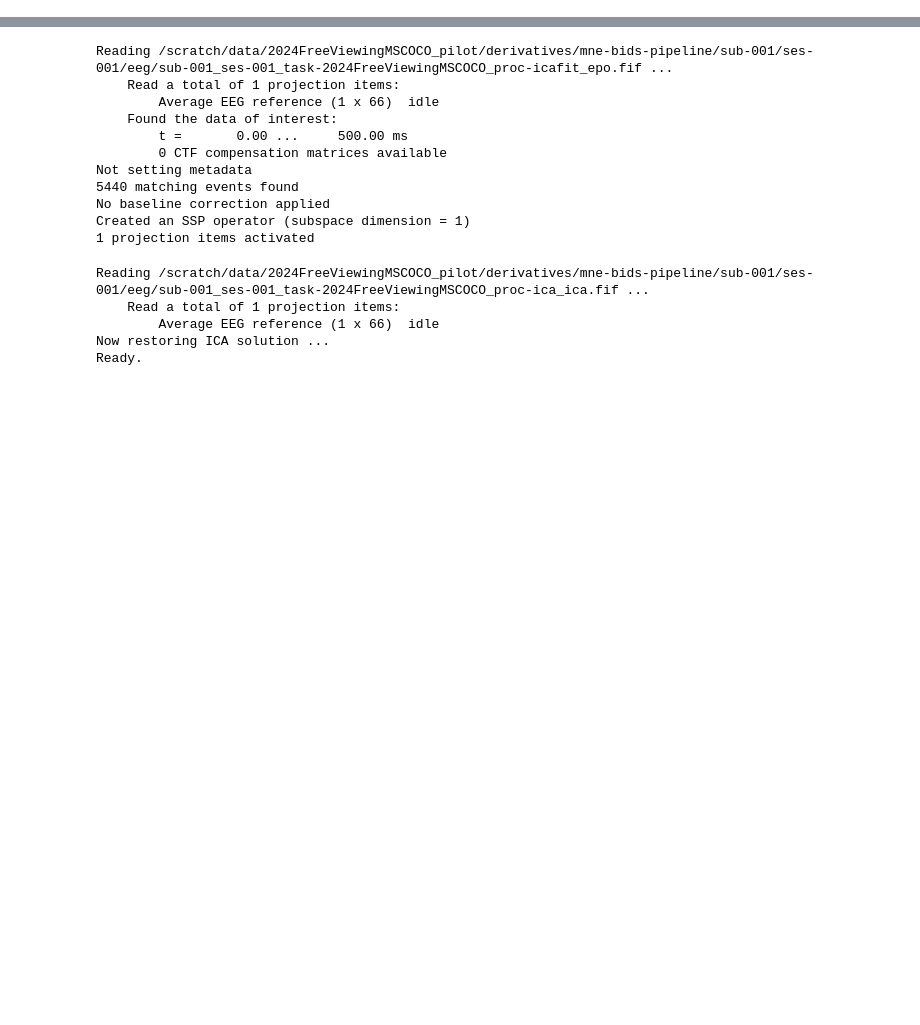
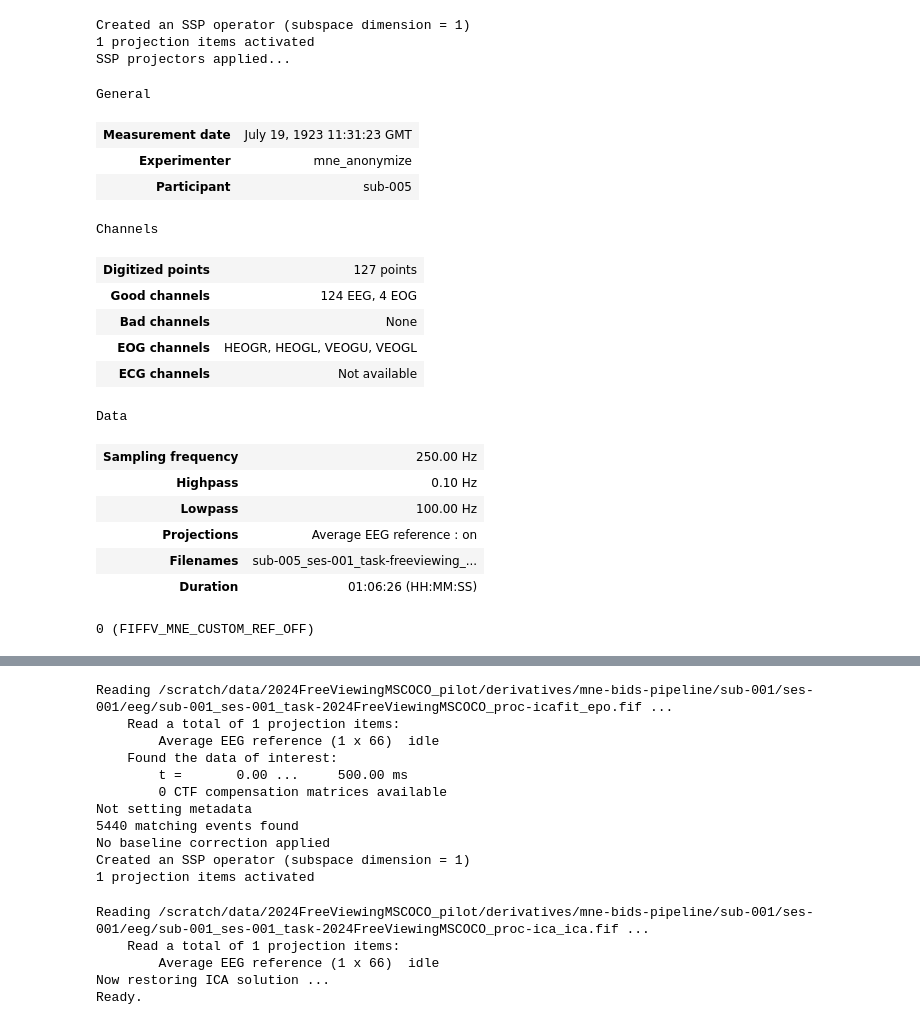
Before and after one commit to s-ccs/2024FreeViewingMSCOCO, a Jupyter notebook: scripts/inspect_preproc.ipynb, the cells around one changed output, grey strips where cells are left out. Saved outputs shown, nothing was run; the diff lists cells and outputs as text; code cells hidden in the pictures; blank space fills up the shorter version.

```diff
--- a/scripts/inspect_preproc.ipynb
+++ b/scripts/inspect_preproc.ipynb
@@ -11,0 +560,28 @@ Ready.
+# %%
+v3 = v2.copy()
+v3.apply_proj()
+# %% [output]
+Created an SSP operator (subspace dimension = 1)
+1 projection items activated
+SSP projectors applied...
+General
+| Measurement date | July 19, 1923 11:31:23 GMT |
+| Experimenter | mne_anonymize |
+| Participant | sub-005 |
+Channels
+| Digitized points | 127 points |
+| Good channels | 124 EEG, 4 EOG |
+| Bad channels | None |
+| EOG channels | HEOGR, HEOGL, VEOGU, VEOGL |
+| ECG channels | Not available |
+Data
+| Sampling frequency | 250.00 Hz |
+| Highpass | 0.10 Hz |
+| Lowpass | 100.00 Hz |
+| Projections | Average EEG reference : on |
+| Filenames | sub-005_ses-001_task-freeviewing_... |
+| Duration | 01:06:26 (HH:MM:SS) |
+# %%
+v3.info["custom_ref_applied"]
+# %% [output]
+0 (FIFFV_MNE_CUSTOM_REF_OFF)
```
Also changed, not shown: parts of 111 cells of this notebook, 3 other files.
